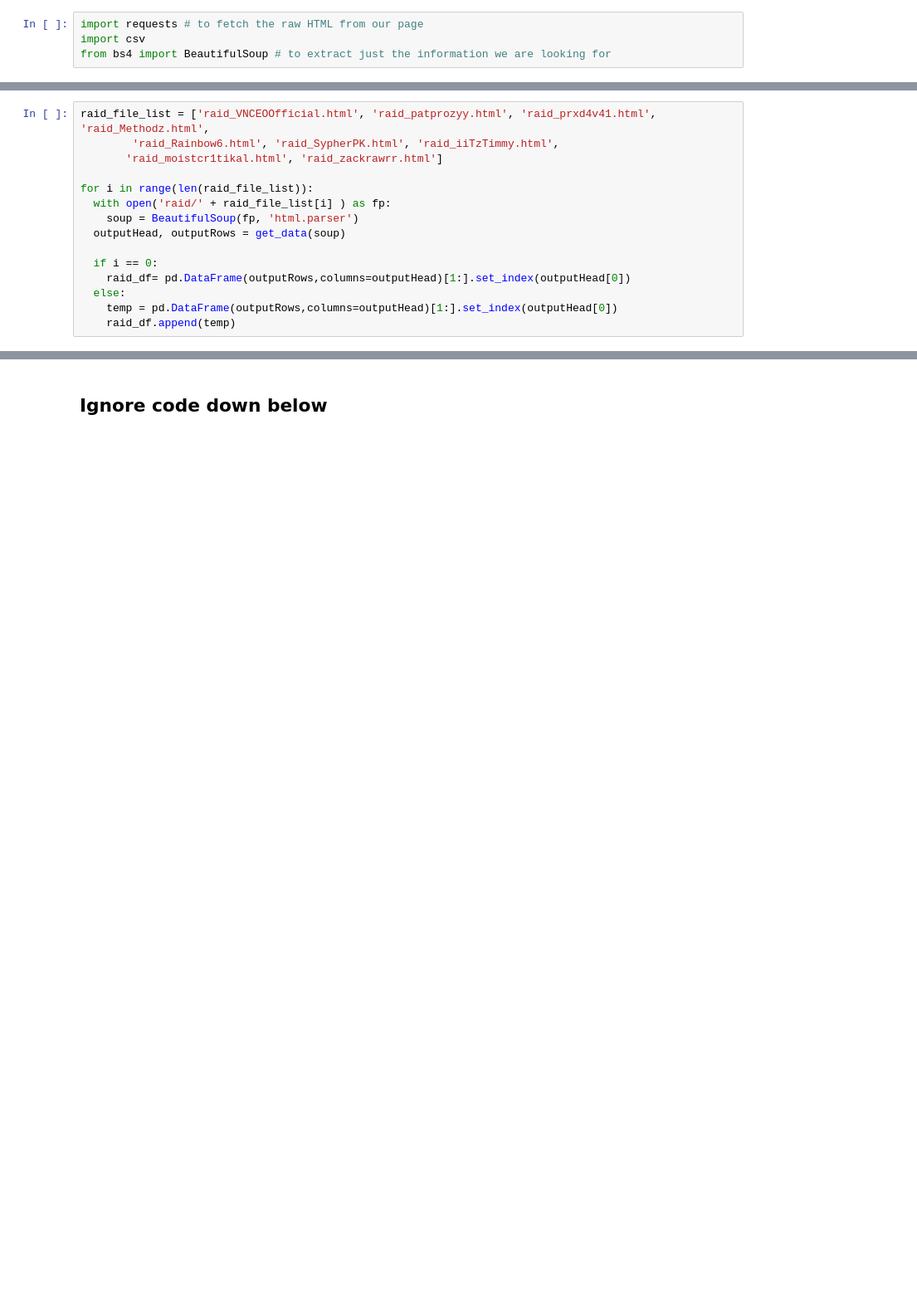
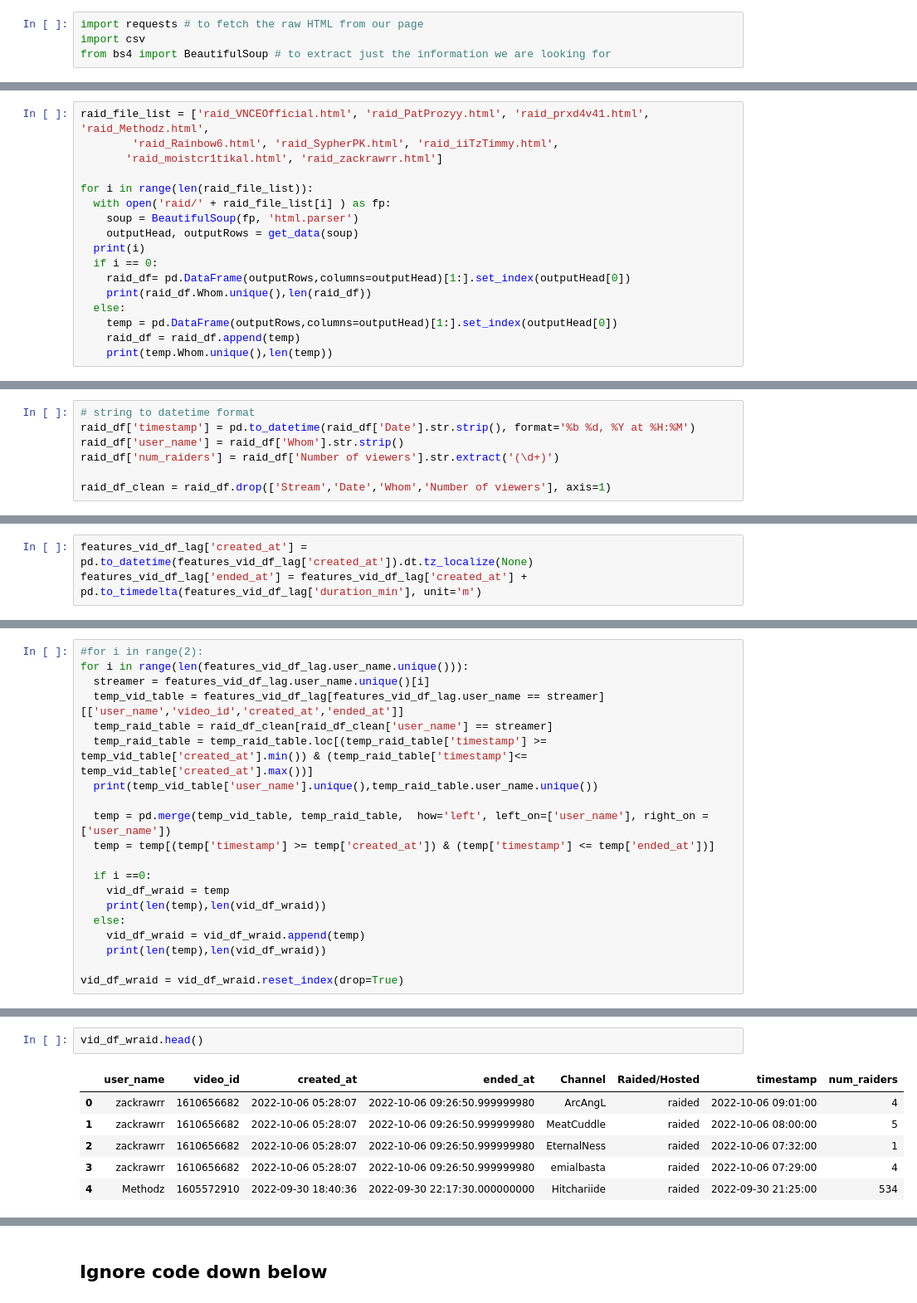
Before and after one commit to pearl-yu/twitch_project, a Jupyter notebook: raid_data_exploration.ipynb, the cells around one changed output, grey strips where cells are left out. Shown: that part at 83% size. Saved outputs shown, nothing was run; the diff lists cells and outputs as text; blank space fills up the shorter version.

Commit message:
Integrated in with raider channel info in one df, grouped to vid level to another df. correlation.

```diff
--- a/raid_data_exploration.ipynb
+++ b/raid_data_exploration.ipynb
@@ -118,15 +105,17 @@ raid_df.head()
 # %%
-raid_file_list = ['raid_VNCEOOfficial.html', 'raid_patprozyy.html', 'raid_prxd4v41.html', 'raid_Methodz.html',
+raid_file_list = ['raid_VNCEOfficial.html', 'raid_PatProzyy.html', 'raid_prxd4v41.html', 'raid_Methodz.html',
         'raid_Rainbow6.html', 'raid_SypherPK.html', 'raid_iiTzTimmy.html',
        'raid_moistcr1tikal.html', 'raid_zackrawrr.html']
 
 for i in range(len(raid_file_list)):
   with open('raid/' + raid_file_list[i] ) as fp:
     soup = BeautifulSoup(fp, 'html.parser')
-  outputHead, outputRows = get_data(soup)
-
+    outputHead, outputRows = get_data(soup)
+  print(i)
   if i == 0:
     raid_df= pd.DataFrame(outputRows,columns=outputHead)[1:].set_index(outputHead[0])
+    print(raid_df.Whom.unique(),len(raid_df))
   else:
     temp = pd.DataFrame(outputRows,columns=outputHead)[1:].set_index(outputHead[0])
-    raid_df.append(temp)
+    raid_df = raid_df.append(temp)
+    print(temp.Whom.unique(),len(temp))
@@ -132,0 +141,7 @@ for i in range(len(raid_file_list)):
+# %%
+# string to datetime format
+raid_df['timestamp'] = pd.to_datetime(raid_df['Date'].str.strip(), format='%b %d, %Y at %H:%M')
+raid_df['user_name'] = raid_df['Whom'].str.strip()
+raid_df['num_raiders'] = raid_df['Number of viewers'].str.extract('(\d+)')
+
+raid_df_clean = raid_df.drop(['Stream','Date','Whom','Number of viewers'], axis=1)
@@ -142,0 +174,3 @@ Now we're gonna pre-process these raid data.
+# %%
+features_vid_df_lag['created_at'] = pd.to_datetime(features_vid_df_lag['created_at']).dt.tz_localize(None)
+features_vid_df_lag['ended_at'] = features_vid_df_lag['created_at'] + pd.to_timedelta(features_vid_df_lag['duration_min'], unit='m')
@@ -142,0 +180,20 @@ Now we're gonna pre-process these raid data.
+# %%
+#for i in range(2):
+for i in range(len(features_vid_df_lag.user_name.unique())):
+  streamer = features_vid_df_lag.user_name.unique()[i]
+  temp_vid_table = features_vid_df_lag[features_vid_df_lag.user_name == streamer][['user_name','video_id','created_at','ended_at']]
+  temp_raid_table = raid_df_clean[raid_df_clean['user_name'] == streamer]
+  temp_raid_table = temp_raid_table.loc[(temp_raid_table['timestamp'] >= temp_vid_table['created_at'].min()) & (temp_raid_table['timestamp']<= temp_vid_table['created_at'].max())]
+  print(temp_vid_table['user_name'].unique(),temp_raid_table.user_name.unique())
+
+  temp = pd.merge(temp_vid_table, temp_raid_table,  how='left', left_on=['user_name'], right_on = ['user_name'])
+  temp = temp[(temp['timestamp'] >= temp['created_at']) & (temp['timestamp'] <= temp['ended_at'])]
+
+  if i ==0:
+    vid_df_wraid = temp
+    print(len(temp),len(vid_df_wraid))
+  else:
+    vid_df_wraid = vid_df_wraid.append(temp)
+    print(len(temp),len(vid_df_wraid))
+
+vid_df_wraid = vid_df_wraid.reset_index(drop=True)
@@ -142,0 +220,9 @@ Now we're gonna pre-process these raid data.
+# %%
+vid_df_wraid.head()
+# %% [output]
+|  | user_name | video_id | created_at | ended_at | Channel | Raided/Hosted | timestamp | num_raiders |
+| 0 | zackrawrr | 1610656682 | 2022-10-06 05:28:07 | 2022-10-06 09:26:50.999999980 | ArcAngL | raided | 2022-10-06 09:01:00 | 4 |
+| 1 | zackrawrr | 1610656682 | 2022-10-06 05:28:07 | 2022-10-06 09:26:50.999999980 | MeatCuddle | raided | 2022-10-06 08:00:00 | 5 |
+| 2 | zackrawrr | 1610656682 | 2022-10-06 05:28:07 | 2022-10-06 09:26:50.999999980 | EternalNess | raided | 2022-10-06 07:32:00 | 1 |
+| 3 | zackrawrr | 1610656682 | 2022-10-06 05:28:07 | 2022-10-06 09:26:50.999999980 | emialbasta | raided | 2022-10-06 07:29:00 | 4 |
+| 4 | Methodz | 1605572910 | 2022-09-30 18:40:36 | 2022-09-30 22:17:30.000000000 | Hitchariide | raided | 2022-09-30 21:25:00 | 534 |
```
Also changed, not shown: parts of 36 cells of this notebook.
